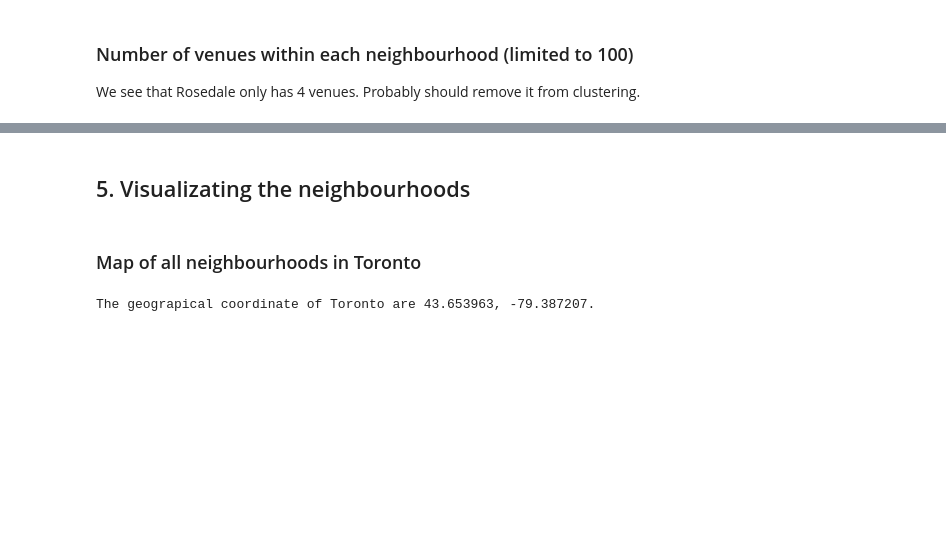
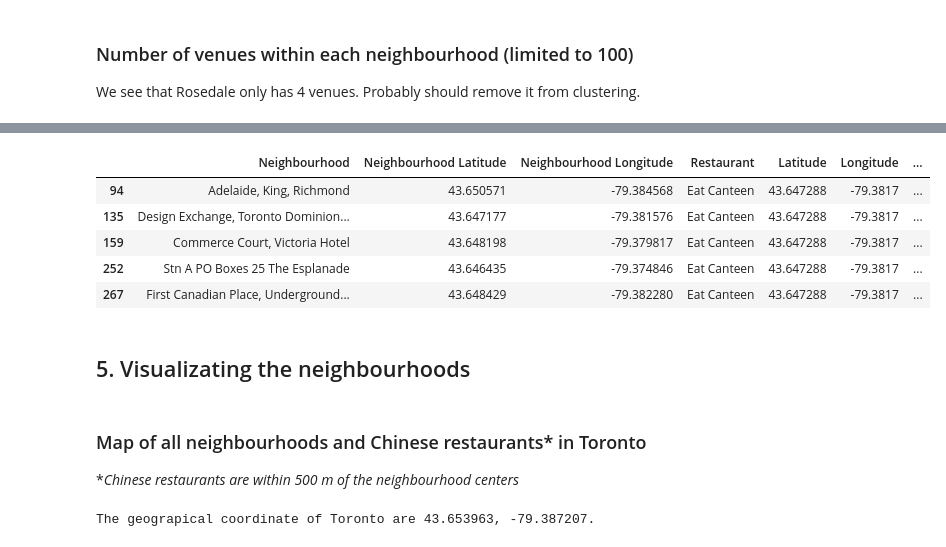
Before and after one commit to shengan-zhan/Coursera_Capstone, a Jupyter notebook: chinese_restaurants_in_GTA.ipynb, the cells around one changed output, grey strips where cells are left out. Drawn from its saved outputs; the diff is of its cells as text; code cells hidden in the pictures; blank space fills up the shorter version.

```diff
--- a/chinese_restaurants_in_GTA.ipynb
+++ b/chinese_restaurants_in_GTA.ipynb
@@ -442,8 +330,19 @@ dt_toronto_clusters.head(15) # check the last columns!
+# %%
+df_restaurants[df_restaurants['Restaurant']=='Eat Canteen']
+# %% [output]
+|  | Neighbourhood | Neighbourhood Latitude | Neighbourhood Longitude | Restaurant | Latitude | Longitude | ... |
+| 94 | Adelaide, King, Richmond | 43.650571 | -79.384568 | Eat Canteen | 43.647288 | -79.3817 | ... |
+| 135 | Design Exchange, Toronto Dominion... | 43.647177 | -79.381576 | Eat Canteen | 43.647288 | -79.3817 | ... |
+| 159 | Commerce Court, Victoria Hotel | 43.648198 | -79.379817 | Eat Canteen | 43.647288 | -79.3817 | ... |
+| 252 | Stn A PO Boxes 25 The Esplanade | 43.646435 | -79.374846 | Eat Canteen | 43.647288 | -79.3817 | ... |
+| 267 | First Canadian Place, Underground... | 43.648429 | -79.382280 | Eat Canteen | 43.647288 | -79.3817 | ... |
 # %% [markdown]
 <a id='item5'></a>
 ## 5. Visualizating the neighbourhoods
 # %% [markdown]
-### Map of all neighbourhoods in Toronto
+### Map of all neighbourhoods and Chinese restaurants* in Toronto
+
+**Chinese restaurants are within 500 m of the neighbourhood centers*
 # %%
 address = 'Toronto, Ontario'
 
```
Also changed, not shown: parts of 56 cells of this notebook.
